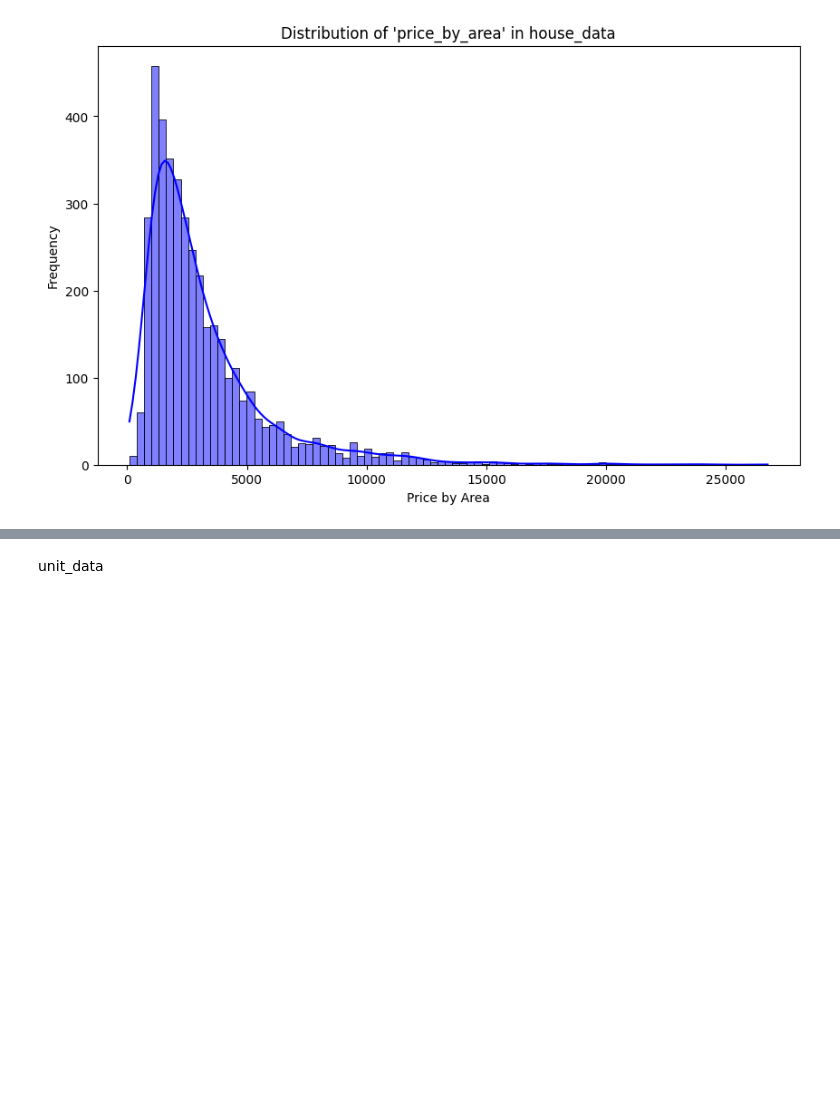
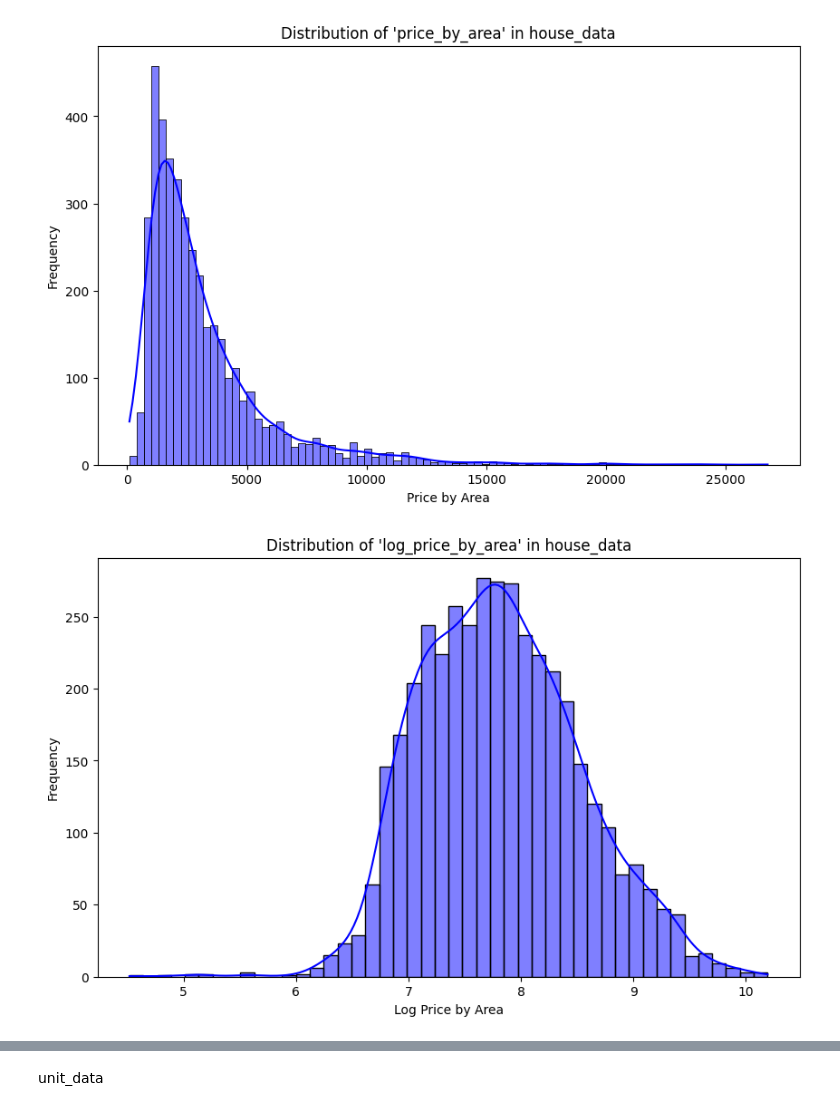
Before and after one commit to YeJiu97/master-of-data-science-unisa, a Jupyter notebook: 03-DataScienceProfessionalDevelopment/classification_model_final/Final_Models_High_Accuracy.ipynb, the cells around one changed output, grey strips where cells are left out. Drawn from its saved outputs; the diff is of its cells as text; code cells hidden in the pictures; blank space fills up the shorter version.

```diff
--- a/03-DataScienceProfessionalDevelopment/classification_model_final/Final_Models_High_Accuracy.ipynb
+++ b/03-DataScienceProfessionalDevelopment/classification_model_final/Final_Models_High_Accuracy.ipynb
@@ -433,3 +433,18 @@ plt.ylabel("Frequency")
 plt.show()
 # %% [output]
 [figure]
+# %%
+import seaborn as sns
+import matplotlib.pyplot as plt
+import numpy as np
+
+house_data['log_price_by_area'] = np.log(house_data['price_by_area'])
+
+plt.figure(figsize=(10, 6))
+sns.histplot(house_data['log_price_by_area'], kde=True, color='b')
+plt.title("Distribution of 'log_price_by_area' in house_data")
+plt.xlabel("Log Price by Area")
+plt.ylabel("Frequency")
+plt.show()
+# %% [output]
+[figure, added]
```
Also changed, not shown: parts of 35 cells of this notebook, 3 other files.
